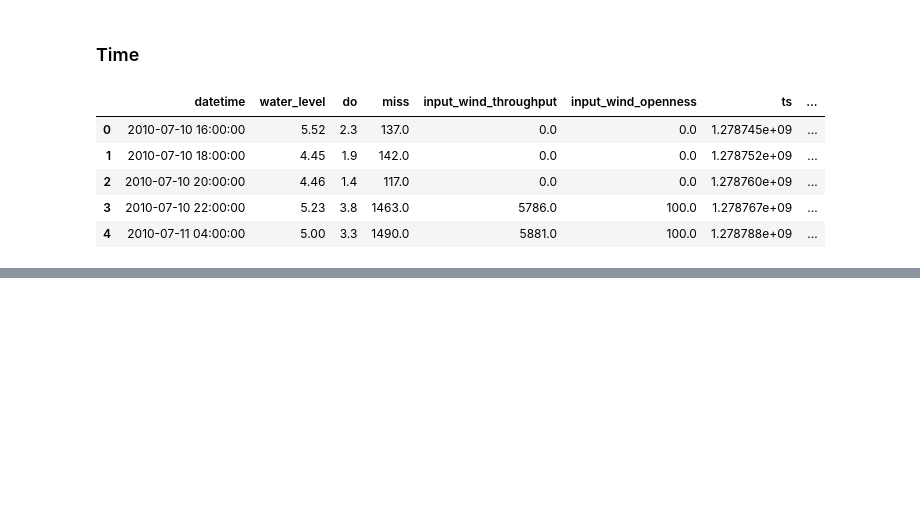
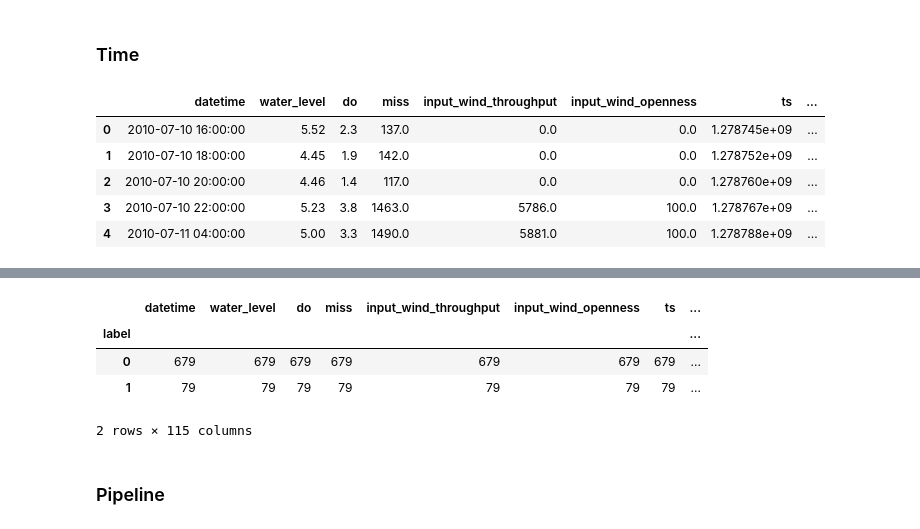
Before and after one commit to MyLearningTest/prediction_model, a Jupyter notebook: script/Analyze.ipynb, the cells around one changed output, grey strips where cells are left out. Cells and saved outputs as stored; diff of their text form; code cells hidden in the pictures; blank space fills up the shorter version.

```diff
--- a/script/Analyze.ipynb
+++ b/script/Analyze.ipynb
@@ -127,0 +137,15 @@ rolling_features_input_cols = ['do', 'miss', 'input_wind_throughput', 'input_win
+# %%
+#最小值
+for lag_n in lags:
+    for col_name in rolling_features_input_cols:
+        df[col_name+'_rollingmin_'+str(lag_n)]=df[col_name].rolling(window=lag_n).min()
+# %%
+#最大值
+for lag_n in lags:
+    for col_name in rolling_features_input_cols:
+        df[col_name+'_rollingmax_'+str(lag_n)]=df[col_name].rolling(window=lag_n).max()
+# %%
+#初值-均值
+for lag_n in lags:
+    for col_name in rolling_features_input_cols:
+        df[col_name+'_rollingsub_'+str(lag_n)]=df[col_name]-df[col_name].rolling(window=lag_n).mean()
@@ -135,0 +165,18 @@ df.groupby('label').count()
+# %%
+df1=df[df['label']==0]
+df2=df[df['label']==1]
+#抽取label=0的数据的20%
+sample_df1 = df1.sample(frac=0.02)
+#数据中label=1的所有数据
+sample_df=df2.append(sample_df1)
+# %%
+#合并label=0的20%数据和label=1的全部数据整合作为抽样数据
+sample_df.groupby('label').count()
+# %% [output]
+|  | datetime | water_level | do | miss | input_wind_throughput | input_wind_openness | ts | ... |
+| label |  |  |  |  |  |  |  | ... |
+| 0 | 679 | 679 | 679 | 679 | 679 | 679 | 679 | ... |
+| 1 | 79 | 79 | 79 | 79 | 79 | 79 | 79 | ... |
+2 rows × 115 columns
+# %% [markdown]
+### Pipeline
```
Also changed, not shown: parts of 12 cells of this notebook.
